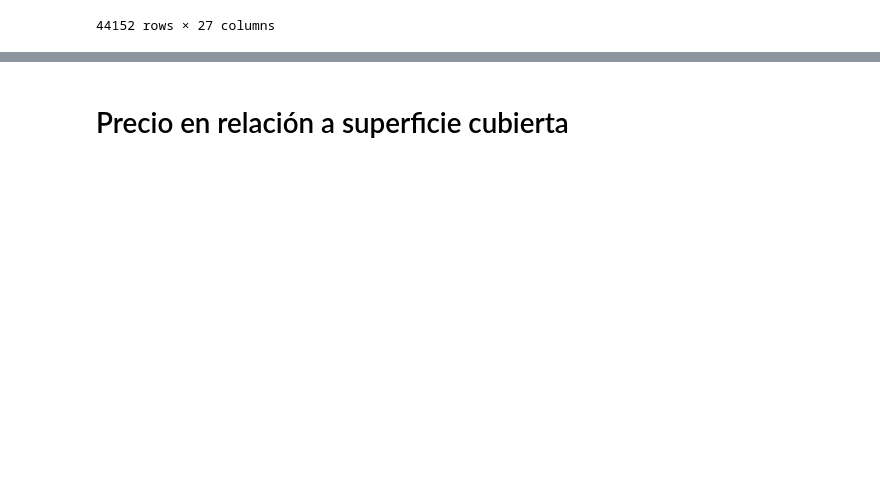
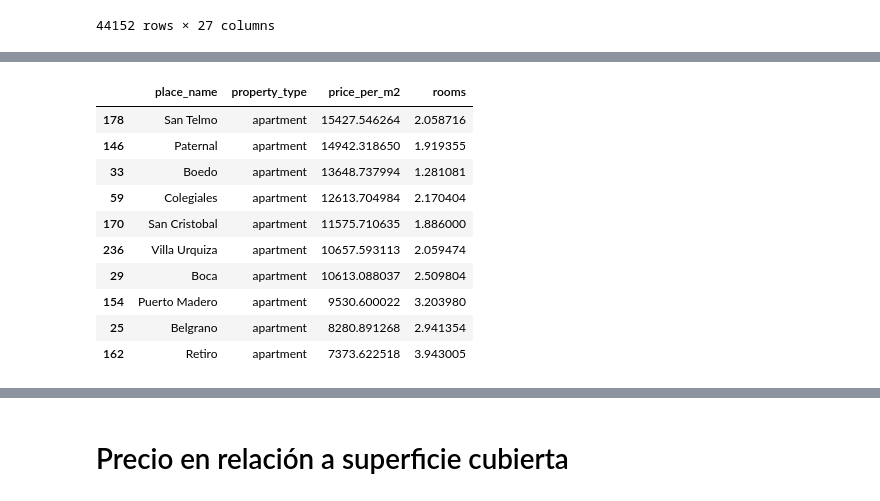
Before and after one commit to NicoGallegos/tpdatos, a Jupyter notebook: TP 1.ipynb, the cells around one changed output, grey strips where cells are left out. Cells and saved outputs as stored; diff of their text form; code cells hidden in the pictures; blank space fills up the shorter version.

```diff
--- a/TP 1.ipynb
+++ b/TP 1.ipynb
@@ -199,0 +199,15 @@ datosCapitalByM2.sort_values('price_per_m2', ascending=False).head(10)
+# %%
+promedioM2Apartment = datosCapitalByM2[datosCapitalByM2['property_type'] == 'apartment']
+promedioM2Apartment.sort_values('price_per_m2', ascending=False).head(10)
+# %% [output]
+|  | place_name | property_type | price_per_m2 | rooms |
+| 178 | San Telmo | apartment | 15427.546264 | 2.058716 |
+| 146 | Paternal | apartment | 14942.318650 | 1.919355 |
+| 33 | Boedo | apartment | 13648.737994 | 1.281081 |
+| 59 | Colegiales | apartment | 12613.704984 | 2.170404 |
+| 170 | San Cristobal | apartment | 11575.710635 | 1.886000 |
+| 236 | Villa Urquiza | apartment | 10657.593113 | 2.059474 |
+| 29 | Boca | apartment | 10613.088037 | 2.509804 |
+| 154 | Puerto Madero | apartment | 9530.600022 | 3.203980 |
+| 25 | Belgrano | apartment | 8280.891268 | 2.941354 |
+| 162 | Retiro | apartment | 7373.622518 | 3.943005 |
```
Also changed, not shown: parts of 11 cells of this notebook.
